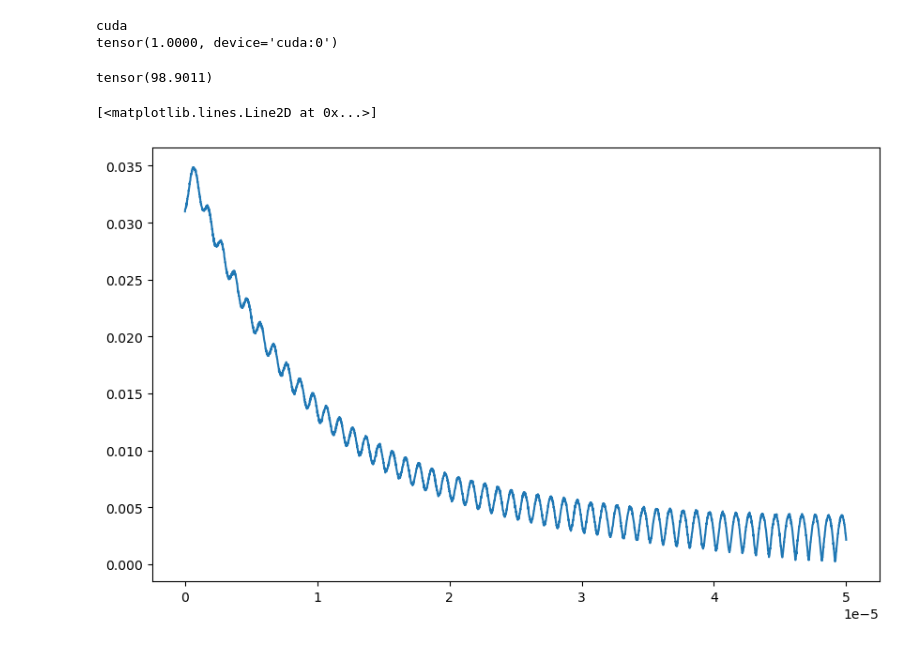
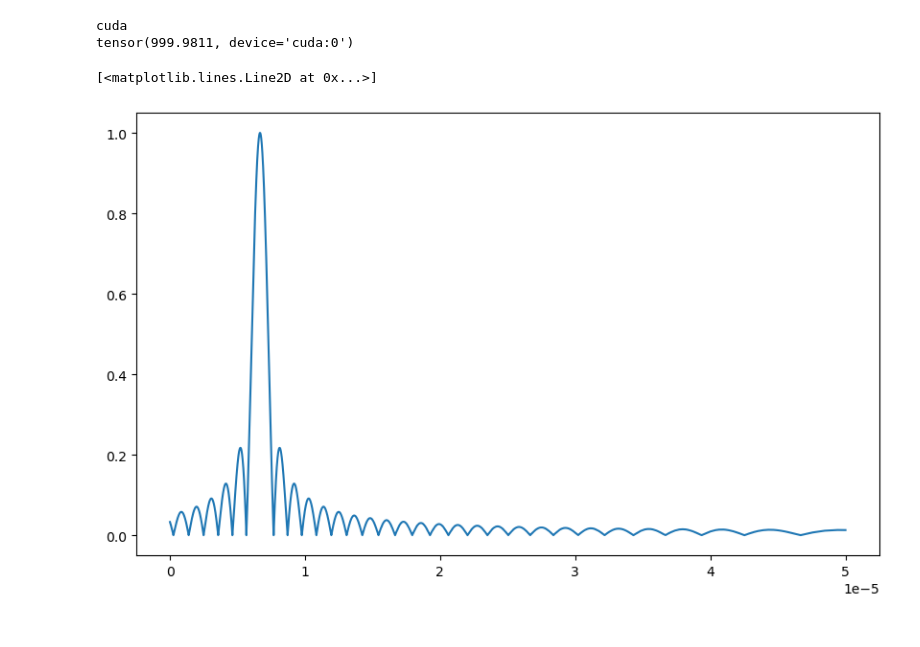
Before and after one commit to alireza06/JSAC_waveform_design, a Jupyter notebook: distance estimation.ipynb, the cells around one changed output. Drawn from its saved outputs; the diff is of its cells as text; code cells hidden in the pictures.

```diff
--- a/distance estimation.ipynb
+++ b/distance estimation.ipynb
@@ -2,61 +2,43 @@
 import numpy as np
 import matplotlib.pyplot as plt
 from deap import base, creator, tools, algorithms
 from deap.tools import Statistics
 from pulses import RadarPulseGenerator, CommPulseGenerator, generate_walsh_matrix
 import torch
 from tqdm import tqdm
 
 device = 'cuda' if torch.cuda.is_available() else 'cpu'
 # device = 'cpu'
 print(device)
-t = torch.linspace(0, 1e-4, int(1e5), device=device)
+t = torch.linspace(0, 1e-4, int(1e7), device=device)
 dt = t[1] - t[0]
 # Define parameters
 T = 1e-4       # Total duration of radar pulse (1e-4 seconds)
 B = 1e6        # Bandwidth of radar pulse (1 MHz)
 K = 5         # Number of users (OFDMA users)
 L = 100        # Number of bits in radar pulse duration
 Tb = T / L     # Duration of each bit interval
-distance = 100
+distance = 1000
 my_tau = 2*distance / 3e8
-snr_db = 30
+snr_db = 300
 Ptotal_dbm = 30
 snr = 10**(snr_db/10)
 Ptotal = 10**((Ptotal_dbm-30)/10)
 
 myCommPulses = CommPulseGenerator(t, Tb, T, device)
 myRadarPulses = RadarPulseGenerator(t, T=T, device=device)
 
-radar_pulse1 = myRadarPulses.LFM_pulse(B)
-radar_pulse2 = myRadarPulses.Gaussian_pulse(B)
+radar_pulse = myRadarPulses.LFM_pulse(B)
+radar_pulse = radar_pulse / torch.sqrt(torch.sum(torch.abs(radar_pulse)**2)*dt)
 
-radar_pulse1 = radar_pulse1 / torch.sqrt(torch.sum(torch.abs(radar_pulse1)**2)*dt)
-print(torch.sum(torch.abs(radar_pulse1)**2)*dt)
-# radar_pulse1 = radar_pulse1/torch.sum(torch.abs(radar_pulse1)**2)/dt
-# radar_pulse2 = radar_pulse2/torch.sum(torch.abs(radar_pulse2)**2)/dt
-
+rx_signal = radar_pulse + np.sqrt(1/snr)*torch.randn(len(radar_pulse), device=device), shifts=int(my_tau / dt))
+xcorr_rx = myRadarPulses.cross_correlation(radar_pulse, rx_signal)
+# ax.plot(delays, data2)
+print(t[torch.argmax(xcorr_rx)]*3e8 / 2)
 fig, ax = plt.subplots(figsize=(10, 6))  # Adjust the figure size as needed
-
-
-delays = torch.linspace(0, 0.5e-4, 4096)  # Time delays in seconds
-
-xcorr_rx1 = lambda tau : myRadarPulses.cross_correlation(radar_pulse1, torch.roll(radar_pulse1 + np.sqrt(10)*torch.randn(len(radar_pulse1), device=device), shifts=int(my_tau / dt)), tau)
-# xcorr_rx2 = lambda tau : myRadarPulses.cross_correlation(radar_pulse2, torch.roll(radar_pulse2, shifts=int(3.5e-6 / dt)), tau)
-
-data1 = torch.zeros_like(delays)
-# data2 = torch.zeros_like(delays)
-for idx, d in tqdm(enumerate(delays)):
-    data1[idx] = xcorr_rx1(d)
-    # data2[idx] = xcorr_rx2(d)
-
-print(delays[torch.argmax(data1)]*3e8 / 2)
-# print(delays[torch.argmax(data2)])
-ax.plot(delays, data1)
-# ax.plot(delays, data2)
+ax.plot(t[:int(len(t)/2)].cpu(), xcorr_rx.cpu())
 # %% [output]
 cuda
-tensor(1.0000, device='cuda:0')
+tensor(999.9811, device='cuda:0')
-tensor(98.9011)
+[<matplotlib.lines.Line2D at 0x...>]
-[<matplotlib.lines.Line2D at 0x...>]
-[figure, old version]
+[figure, new version]
```
Also changed, not shown: 2 other files.
